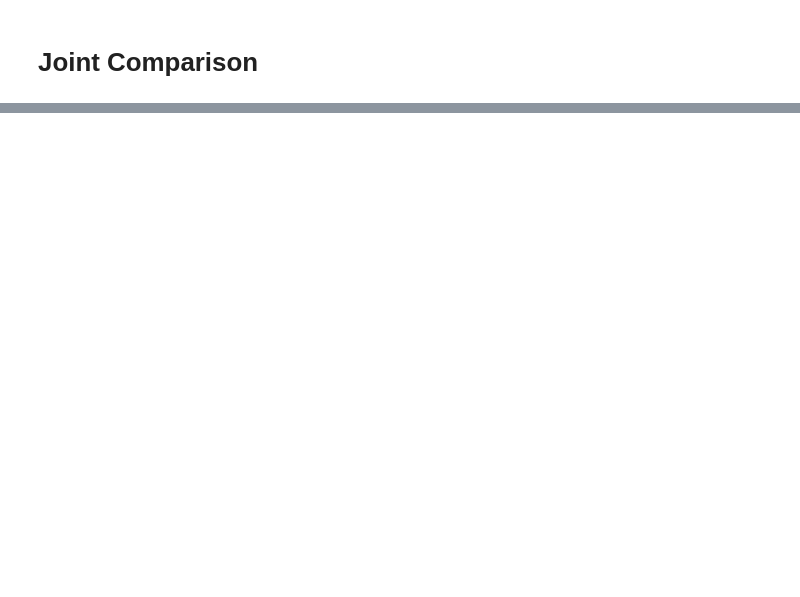
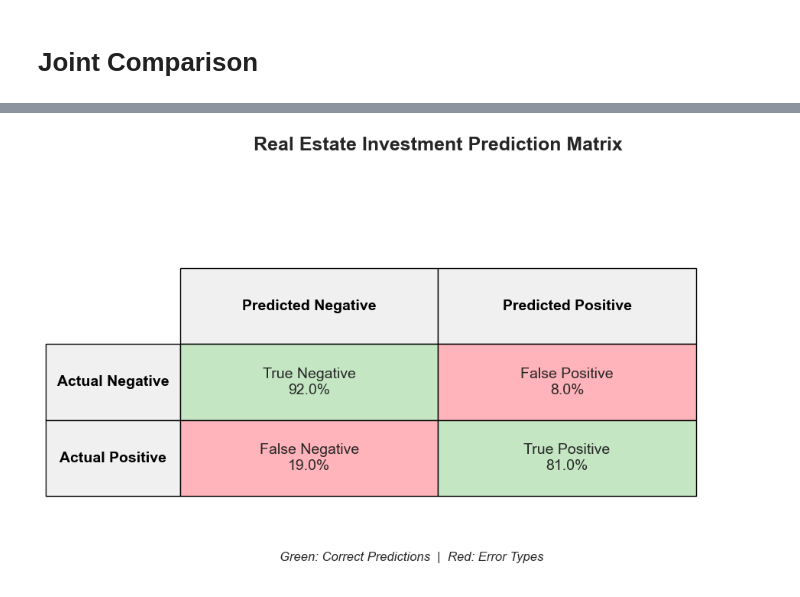
Before and after one commit to Tuckgz/BUSI_488_Capstone, a Jupyter notebook: zillow_analysis.ipynb, the cells around one changed output, grey strips where cells are left out. Saved outputs shown, nothing was run; the diff lists cells and outputs as text; code cells hidden in the pictures; blank space fills up the shorter version.

```diff
--- a/zillow_analysis.ipynb
+++ b/zillow_analysis.ipynb
@@ -497,0 +1387,62 @@ plt.show()
+# %%
+import matplotlib.pyplot as plt
+
+# Classification metrics from your model
+metrics = {
+    'TN': 0.92,  # True Negative Rate
+    'FP': 0.08,   # False Positive Rate
+    'FN': 0.19,   # False Negative Rate
+    'TP': 0.81    # True Positive Rate
+}
+
+# Create figure with precise dimensions
+fig, ax = plt.subplots(figsize=(10, 6))
+ax.axis('off')
+
+# Create table data with percentage formatting
+table_data = [
+    [f"True Negative\n{metrics['TN']*100:.1f}%",
+     f"False Positive\n{metrics['FP']*100:.1f}%"],
+    [f"False Negative\n{metrics['FN']*100:.1f}%",
+     f"True Positive\n{metrics['TP']*100:.1f}%"]
+]
+
+# Create table with styling
+table = ax.table(
+    cellText=table_data,
+    colLabels=['Predicted Negative', 'Predicted Positive'],
+    rowLabels=['Actual Negative', 'Actual Positive'],
+    loc='center',
+    cellColours=[['#c4e6c3', '#ffb3ba'],  # Light green, light red
+                 ['#ffb3ba', '#c4e6c3']],
+    cellLoc='center',
+    colWidths=[0.25, 0.25],
+    rowLoc='center',
+    bbox=[0.1, 0.2, 0.8, 0.6]  # [left, bottom, width, height]
+)
+
+# Styling adjustments
+table.auto_set_font_size(False)
+table.set_fontsize(14)
+table.scale(1, 3)  # Equalize cell dimensions
+
+# Format header cells
+for (row, col), cell in table.get_celld().items():
+    if row == 0 or col == -1:
+        cell.set_text_props(weight='bold', color='black')
+        cell.set_facecolor('#f0f0f0')
+    cell.set_edgecolor('black')
+    cell.set_linewidth(1)
+    cell.set_height(0.2)
+
+# Add titles and legend
+plt.title("Real Estate Investment Prediction Matrix\n",
+         fontsize=18, pad=20, weight='bold')
+plt.figtext(0.5, 0.05,
+           "Green: Correct Predictions  |  Red: Error Types",
+           ha='center', fontsize=12, style='italic')
+
+plt.tight_layout()
+plt.show()
+# %% [output]
+[figure, added]
```
Also changed, not shown: parts of 23 cells of this notebook.
